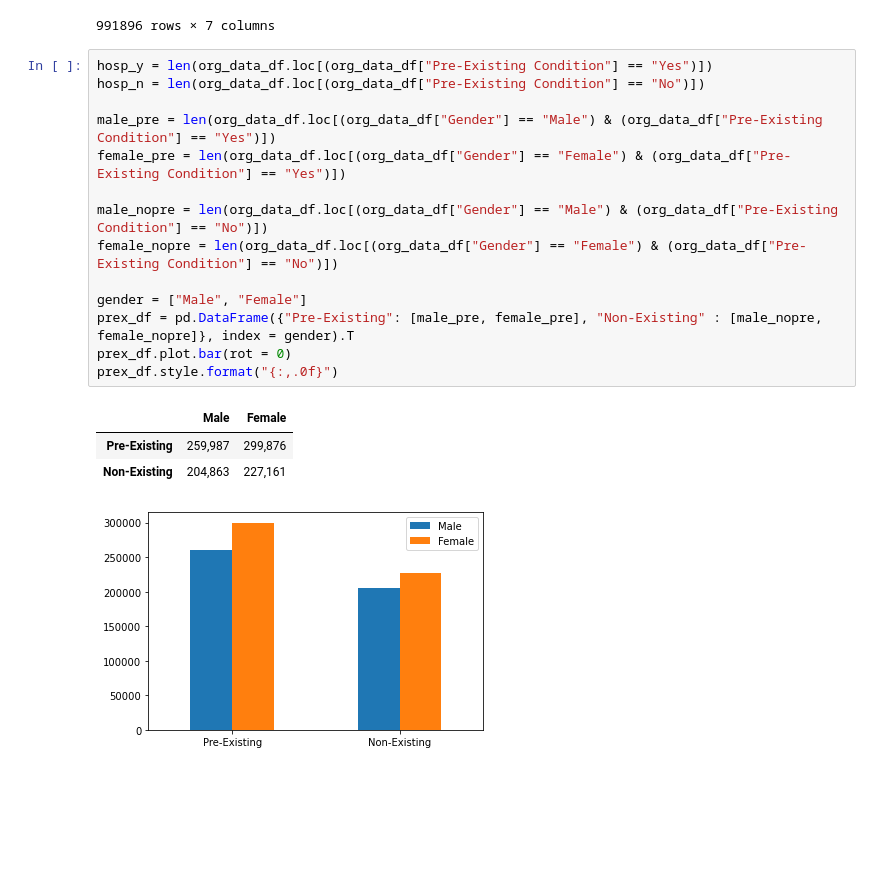
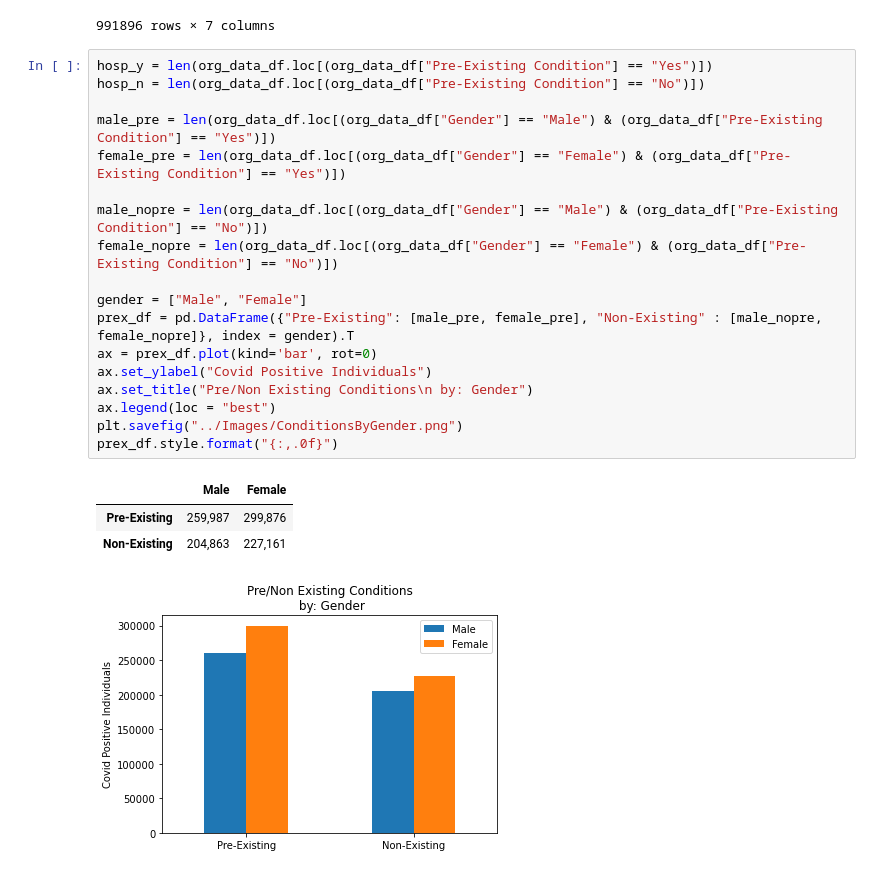
Before and after one commit to jforbis/rougeSquadron, a Jupyter notebook: JupyterScripts/forbis.ipynb, the cells around one changed output. Cells and saved outputs as stored; diff of their text form; blank space fills up the shorter version.

Commit message:
saving progress on images

```diff
--- a/JupyterScripts/forbis.ipynb
+++ b/JupyterScripts/forbis.ipynb
@@ -27,22 +27,26 @@ org_data_df
 # %%
 hosp_y = len(org_data_df.loc[(org_data_df["Pre-Existing Condition"] == "Yes")])
 hosp_n = len(org_data_df.loc[(org_data_df["Pre-Existing Condition"] == "No")])
 
 male_pre = len(org_data_df.loc[(org_data_df["Gender"] == "Male") & (org_data_df["Pre-Existing Condition"] == "Yes")])
 female_pre = len(org_data_df.loc[(org_data_df["Gender"] == "Female") & (org_data_df["Pre-Existing Condition"] == "Yes")])
 
 male_nopre = len(org_data_df.loc[(org_data_df["Gender"] == "Male") & (org_data_df["Pre-Existing Condition"] == "No")])
 female_nopre = len(org_data_df.loc[(org_data_df["Gender"] == "Female") & (org_data_df["Pre-Existing Condition"] == "No")])
 
 gender = ["Male", "Female"]
 prex_df = pd.DataFrame({"Pre-Existing": [male_pre, female_pre], "Non-Existing" : [male_nopre, female_nopre]}, index = gender).T
-prex_df.plot.bar(rot = 0)
+ax = prex_df.plot(kind='bar', rot=0)
+ax.set_ylabel("Covid Positive Individuals")
+ax.set_title("Pre/Non Existing Conditions\n by: Gender")
+ax.legend(loc = "best")
+plt.savefig("../Images/ConditionsByGender.png")
 prex_df.style.format("{:,.0f}")
 # %% [output]
 |  | Male | Female |
 | Pre-Existing | 259,987 | 299,876 |
 | Non-Existing | 204,863 | 227,161 |
-[figure, old version]
+[figure, new version]
 # %%
 male_hy = len(org_data_df.loc[(org_data_df["Gender"] == "Male") & (org_data_df["Hospitalized"] == "Yes")])
 female_hy = len(org_data_df.loc[(org_data_df["Gender"] == "Female") & (org_data_df["Hospitalized"] == "Yes")])
```
Also changed, not shown: parts of 2 cells of this notebook, 3 other files.
